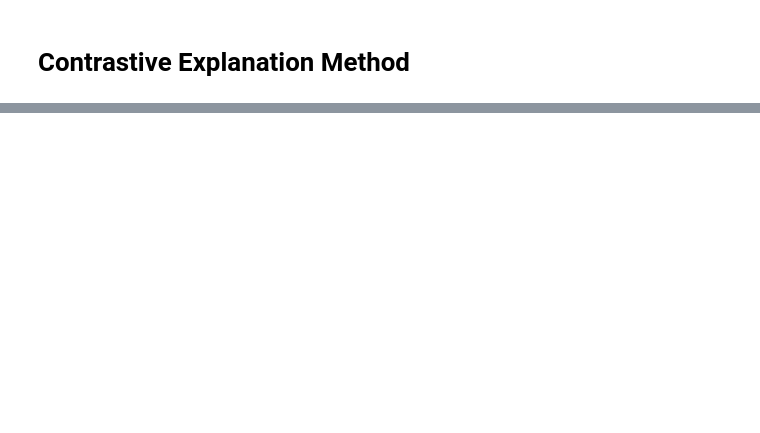
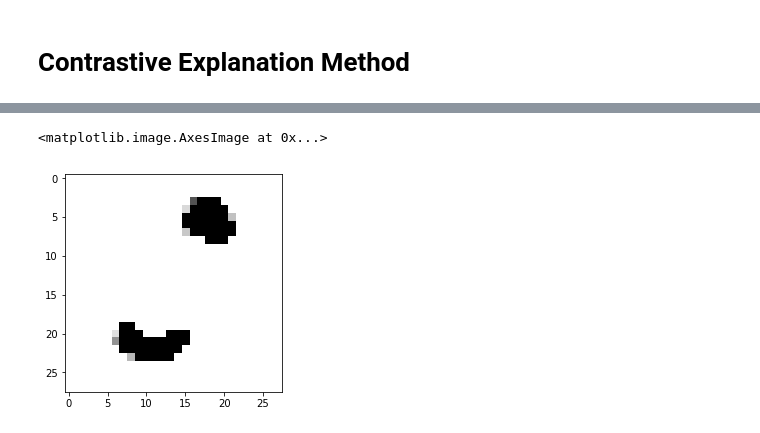
Before and after one commit to davidvos/contrastive-explanation-method, a Jupyter notebook: main.ipynb, the cells around one changed output, grey strips where cells are left out. Saved outputs shown, nothing was run; the diff lists cells and outputs as text; code cells hidden in the pictures; blank space fills up the shorter version.

```diff
--- a/main.ipynb
+++ b/main.ipynb
@@ -64,7 +68,11 @@ for images, row in zip([images, output], axes):
 # %% [markdown]
 # Contrastive Explanation Method
 # %%
-CEM = ContrastiveExplanationMethod(cnn, cae, iterations=100, n_searches=4, kappa=0., gamma=10., beta=10., learning_rate=0)
+kappa = 1
+gamma = 0
+beta = 1.
+lr = 0.1
+CEM = ContrastiveExplanationMethod(cnn, cae, iterations=1000, n_searches=4, kappa=kappa, gamma=gamma, beta=beta, learning_rate=lr)
 # %%
 # obtain one sample
 image, _ = dataset.get_sample()
@@ -108,6 +110,9 @@ plt.imshow(image.squeeze())
 # %%
 # perturbation
-plt.imshow(CEM.best_delta.view(28,28) - image.squeeze())
+plt.imshow(image.squeeze()- CEM.best_delta.view(28,28), cmap="gray")
+# %% [output]
+<matplotlib.image.AxesImage at 0x...>
+[figure, added]
 # %%
 # original image with perturbation
 plt.imshow(CEM.best_delta.view(28,28))
```
Also changed, not shown: parts of 11 cells of this notebook, 16 other files.
